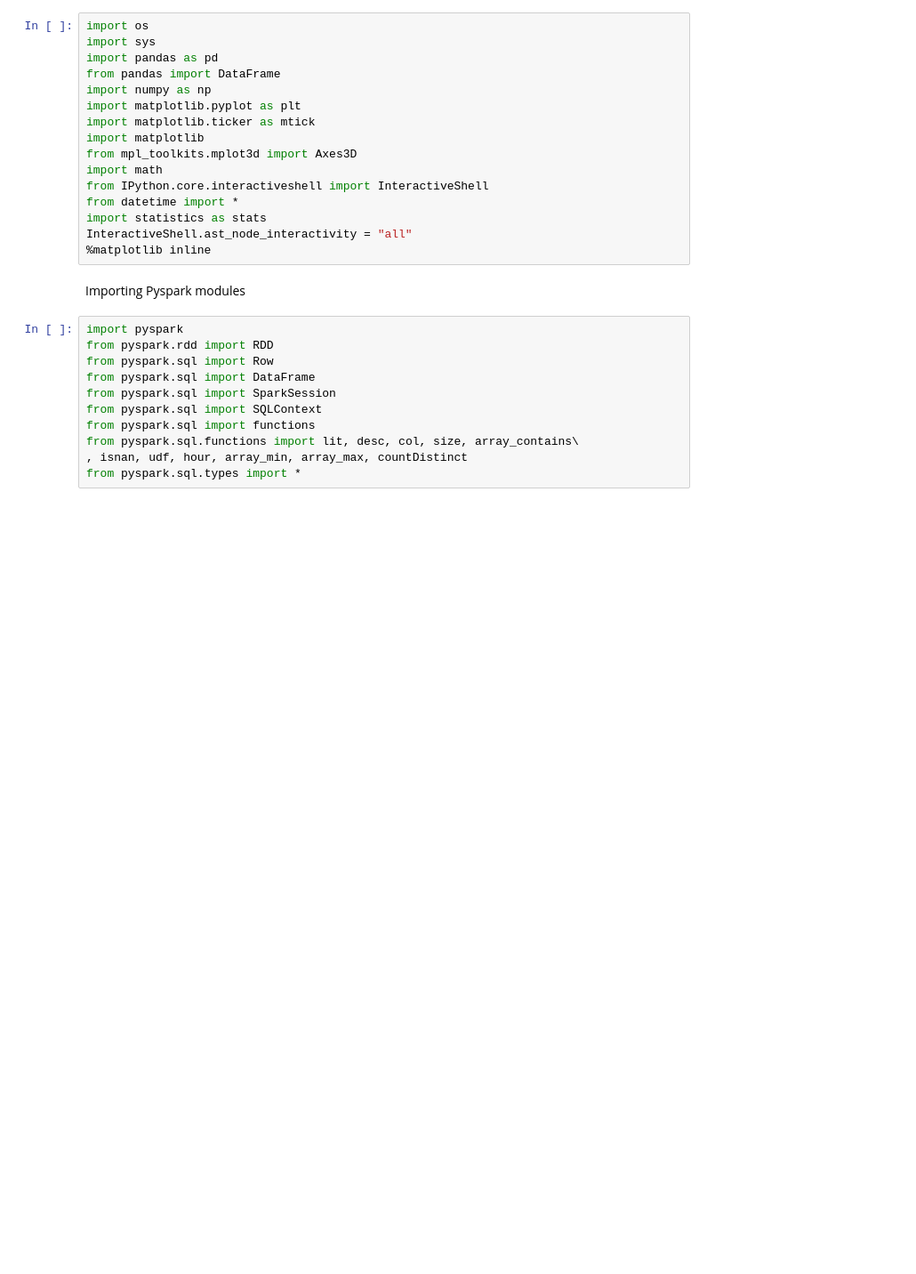
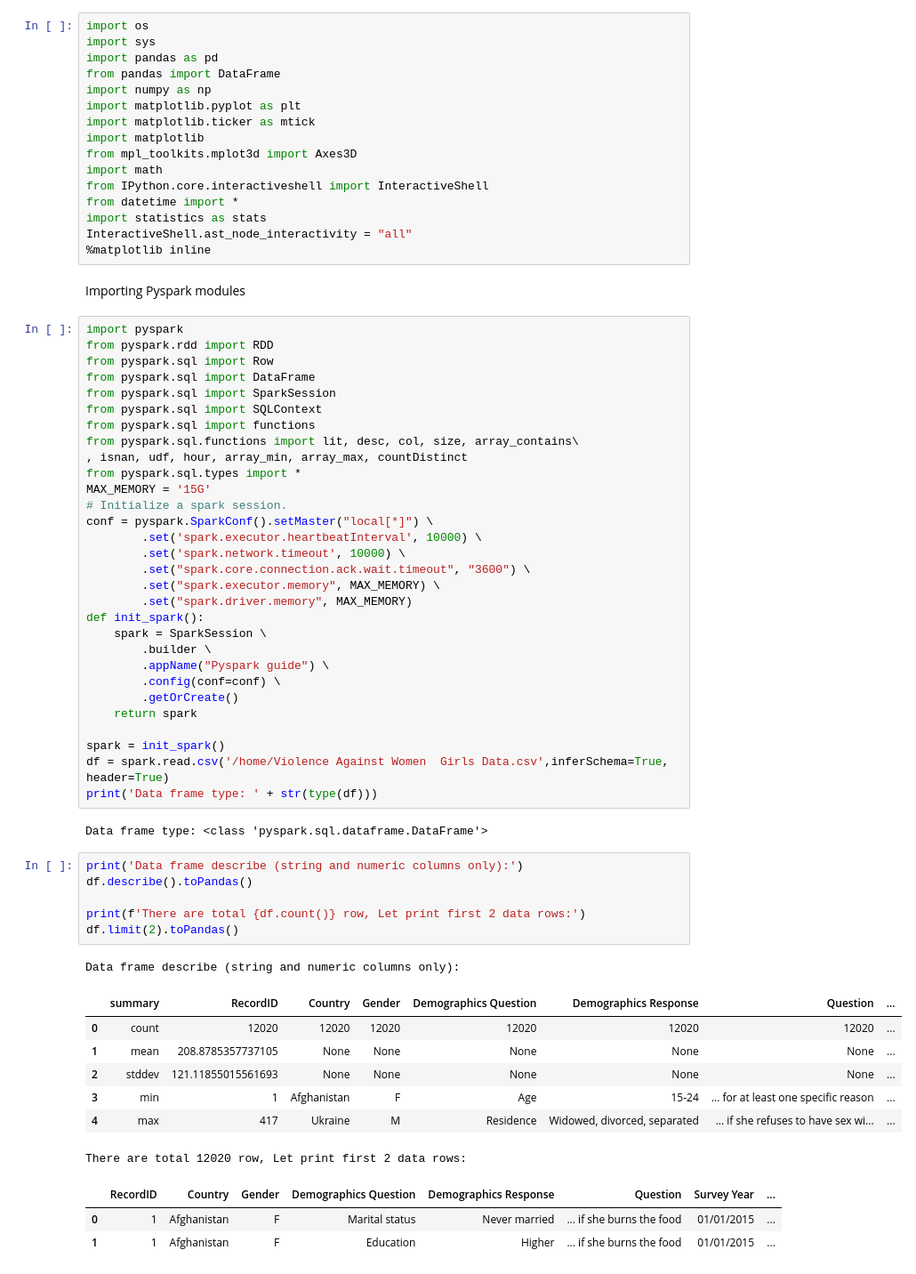
Before and after one commit to Sypher003/BDA-mini-project, a Jupyter notebook: bdamp.ipynb, the cells around one changed output. Shown at 89% size. Saved outputs shown, nothing was run; the diff lists cells and outputs as text; blank space fills up the shorter version.

```diff
--- a/bdamp.ipynb
+++ b/bdamp.ipynb
@@ -46,3 +44,42 @@ from pyspark.sql import functions
 from pyspark.sql.functions import lit, desc, col, size, array_contains\
 , isnan, udf, hour, array_min, array_max, countDistinct
 from pyspark.sql.types import *
+MAX_MEMORY = '15G'
+# Initialize a spark session.
+conf = pyspark.SparkConf().setMaster("local[*]") \
+        .set('spark.executor.heartbeatInterval', 10000) \
+        .set('spark.network.timeout', 10000) \
+        .set("spark.core.connection.ack.wait.timeout", "3600") \
+        .set("spark.executor.memory", MAX_MEMORY) \
+        .set("spark.driver.memory", MAX_MEMORY)
+def init_spark():
+    spark = SparkSession \
+        .builder \
+        .appName("Pyspark guide") \
+        .config(conf=conf) \
+        .getOrCreate()
+    return spark
+
+spark = init_spark()
+df = spark.read.csv('/home/Violence Against Women  Girls Data.csv',inferSchema=True, header=True)
+print('Data frame type: ' + str(type(df)))
+# %% [output]
+Data frame type: <class 'pyspark.sql.dataframe.DataFrame'>
+# %%
+print('Data frame describe (string and numeric columns only):')
+df.describe().toPandas()
+
+print(f'There are total {df.count()} row, Let print first 2 data rows:')
+df.limit(2).toPandas()
+# %% [output]
+Data frame describe (string and numeric columns only):
+|  | summary | RecordID | Country | Gender | Demographics Question | Demographics Response | Question | ... |
+| 0 | count | 12020 | 12020 | 12020 | 12020 | 12020 | 12020 | ... |
+| 1 | mean | 208.8785357737105 | None | None | None | None | None | ... |
+| 2 | stddev | 121.11855015561693 | None | None | None | None | None | ... |
+| 3 | min | 1 | Afghanistan | F | Age | 15-24 | ... for at least one specific reason | ... |
+| 4 | max | 417 | Ukraine | M | Residence | Widowed, divorced, separated | ... if she refuses to have sex wi... | ... |
+There are total 12020 row, Let print first 2 data rows:
+|  | RecordID | Country | Gender | Demographics Question | Demographics Response | Question | Survey Year | ... |
+| 0 | 1 | Afghanistan | F | Marital status | Never married | ... if she burns the food | 01/01/2015 | ... |
+| 1 | 1 | Afghanistan | F | Education | Higher | ... if she burns the food | 01/01/2015 | ... |
```
Also changed, not shown: parts of 6 cells of this notebook.
